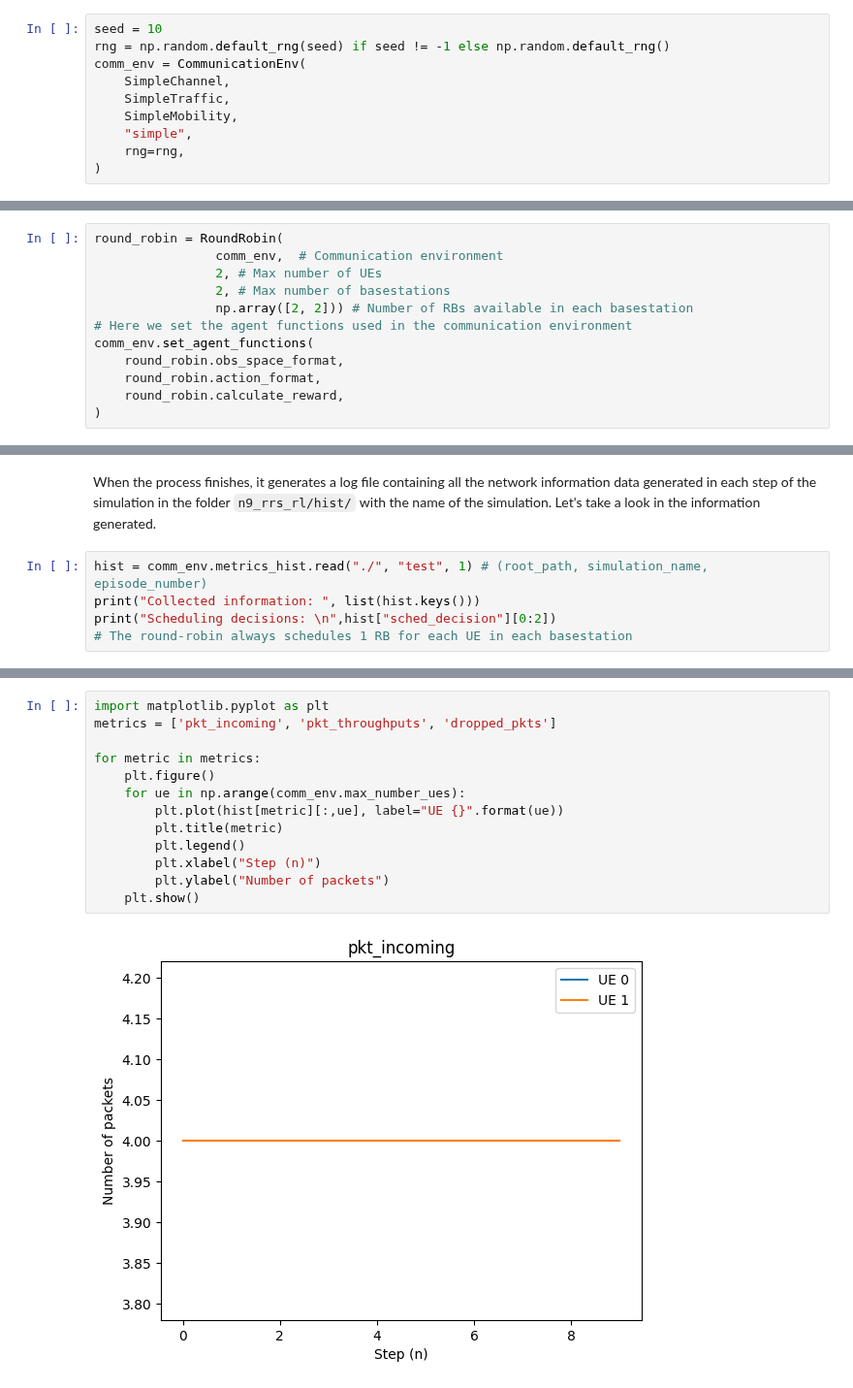
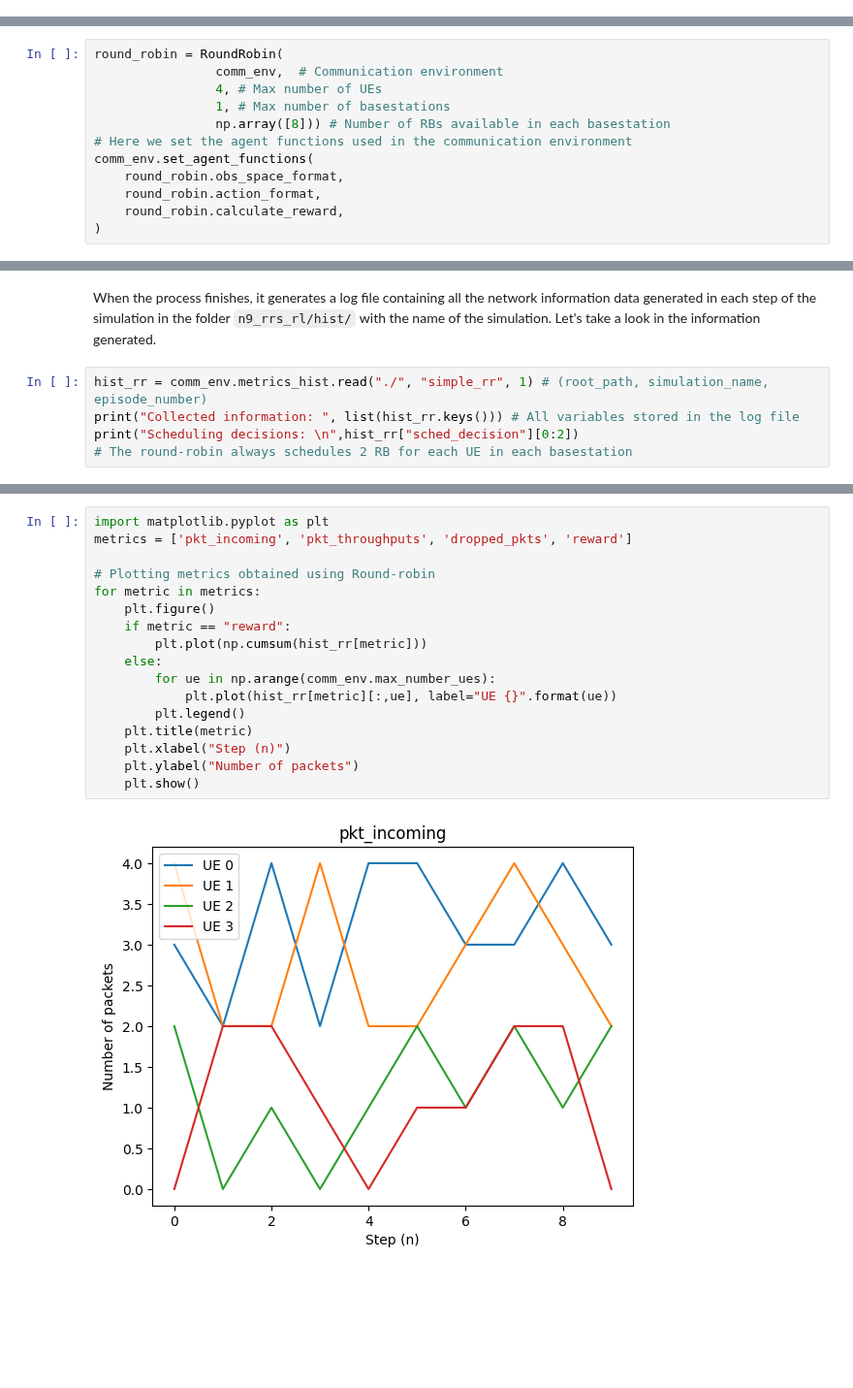
Before and after one commit to aldebaro/ai6g, a Jupyter notebook: n9-RL_based_radio_resource_allocation.ipynb, the cells around one changed output, grey strips where cells are left out. Shown at 97% size. Drawn from its saved outputs; the diff is of its cells as text; blank space fills up the shorter version.

```diff
--- a/n9-RL_based_radio_resource_allocation.ipynb
+++ b/n9-RL_based_radio_resource_allocation.ipynb
@@ -221,21 +56,11 @@ Now, we create the communication environment using the `CommunicationEnv` from `
-# %%
-seed = 10
-rng = np.random.default_rng(seed) if seed != -1 else np.random.default_rng()
-comm_env = CommunicationEnv(
-    SimpleChannel,
-    SimpleTraffic,
-    SimpleMobility,
-    "simple",
-    rng=rng,
-)
 # %% [markdown]
 In the code cell below we instantiate the round-robin agent passing the communication environment, the number of UE
 # %%
 round_robin = RoundRobin(
                 comm_env,  # Communication environment
-                2, # Max number of UEs
-                2, # Max number of basestations
-                np.array([2, 2])) # Number of RBs available in each basestation
+                4, # Max number of UEs
+                1, # Max number of basestations
+                np.array([8])) # Number of RBs available in each basestation
 # Here we set the agent functions used in the communication environment
 comm_env.set_agent_functions(
     round_robin.obs_space_format,
@@ -255,10 +81,10 @@ for step_number in tqdm(np.arange(comm_env.max_number_steps)):
 # %% [markdown]
 When the process finishes, it generates a log file containing all the network information data generated in each step of the simulation in the folder `n9_rrs_rl/hist/` with the name of the simulation. Let's take a look in the information generated.
 # %%
-hist = comm_env.metrics_hist.read("./", "test", 1) # (root_path, simulation_name, episode_number)
-print("Collected information: ", list(hist.keys()))
-print("Scheduling decisions: \n",hist["sched_decision"][0:2])
-# The round-robin always schedules 1 RB for each UE in each basestation
+hist_rr = comm_env.metrics_hist.read("./", "simple_rr", 1) # (root_path, simulation_name, episode_number)
+print("Collected information: ", list(hist_rr.keys())) # All variables stored in the log file
+print("Scheduling decisions: \n",hist_rr["sched_decision"][0:2])
+# The round-robin always schedules 2 RB for each UE in each basestation
 # %% [output]
 Collected information:  ['pkt_incoming', 'pkt_throughputs', 'pkt_effective_thr', 'buffer_occupancies', 'buffer_latencies', 'dropped_pkts', 'mobility', 'spectral_efficiencies', 'basestation_ue_assoc',  ...
 Scheduling decisions:
@@ -277,15 +101,19 @@ Scheduling decisions:
 # %%
 import matplotlib.pyplot as plt
-metrics = ['pkt_incoming', 'pkt_throughputs', 'dropped_pkts']
+metrics = ['pkt_incoming', 'pkt_throughputs', 'dropped_pkts', 'reward']
 
+# Plotting metrics obtained using Round-robin
 for metric in metrics:
 	plt.figure()
-	for ue in np.arange(comm_env.max_number_ues):
-		plt.plot(hist[metric][:,ue], label="UE {}".format(ue))
-		plt.title(metric)
+	if metric == "reward":
+		plt.plot(np.cumsum(hist_rr[metric]))
+	else:
+		for ue in np.arange(comm_env.max_number_ues):
+			plt.plot(hist_rr[metric][:,ue], label="UE {}".format(ue))
 		plt.legend()
-		plt.xlabel("Step (n)")
-		plt.ylabel("Number of packets")
+	plt.title(metric)
+	plt.xlabel("Step (n)")
+	plt.ylabel("Number of packets")
 	plt.show()
 # %% [output]
-[figure, old version]
+[figure, new version]
```
Also changed, not shown: parts of 38 cells of this notebook, 4 other files.
